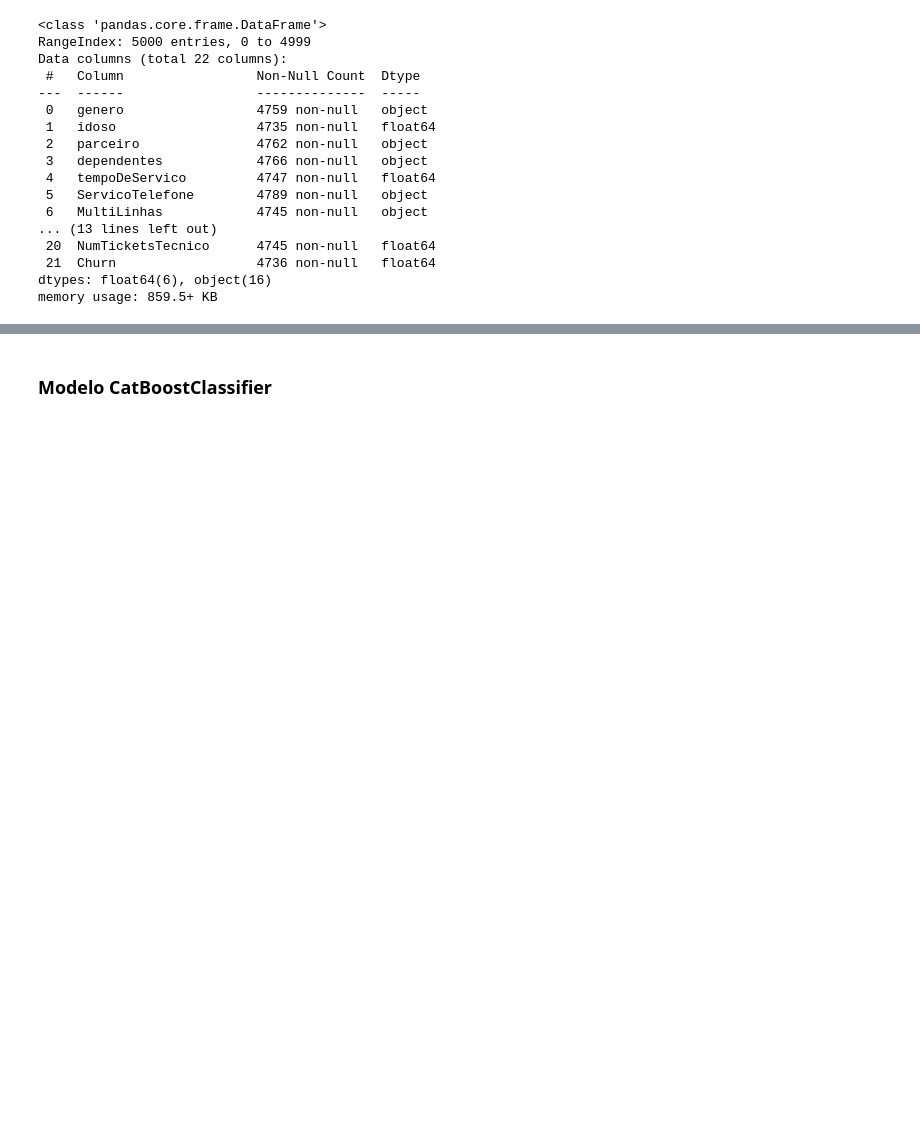
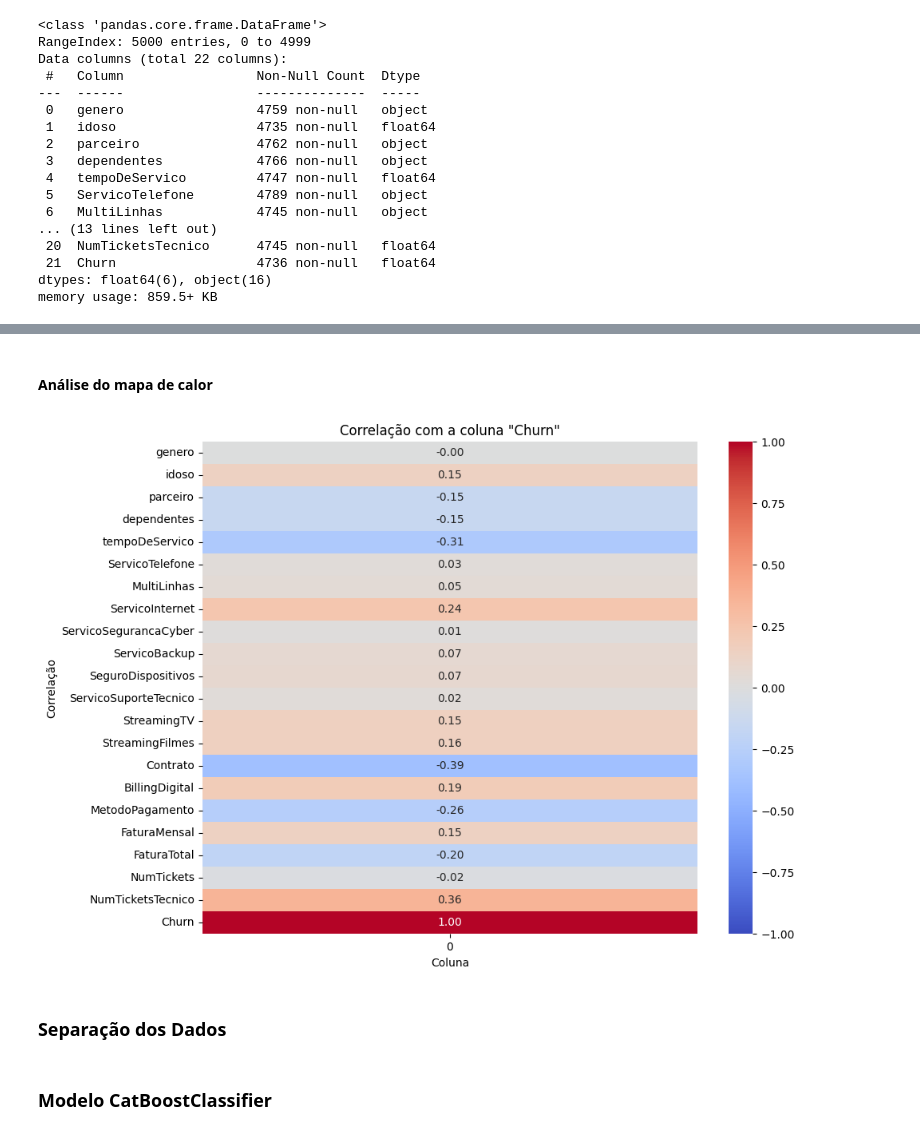
Before and after one commit to FelipeMMMendes/Machine-Learning-Churn-Project, a Jupyter notebook: model.ipynb, the cells around one changed output, grey strips where cells are left out. Saved outputs shown, nothing was run; the diff lists cells and outputs as text; code cells hidden in the pictures; blank space fills up the shorter version.

Commit message:
Implementado o tratamento parcial dos dados, falta ainda tratar os valores nulos.

```diff
--- a/model.ipynb
+++ b/model.ipynb
@@ -79,3 +192,23 @@ df.describe()
+# %% [markdown]
+#### Análise do mapa de calor
+# %%
+import seaborn as sns
+import matplotlib.pyplot as plt
+
+# Calcular as correlações da coluna de interesse com todas as outras colunas
+correlacoes_coluna_interesse = df.corrwith(df['Churn'])
+
+# Plotar o heatmap
+plt.figure(figsize=(10, 8))
+sns.heatmap(correlacoes_coluna_interesse.to_frame(), annot=True, cmap="coolwarm", fmt=".2f", vmin=-1, vmax=1)
+plt.title('Correlação com a coluna "Churn"')
+plt.xlabel('Coluna')
+plt.ylabel('Correlação')
+plt.show()
+# %% [output]
+[figure, added]
+# %% [markdown]
+### Separação dos Dados
 # %%
 #separação em variáveis alvo e auxiliares
 Y = df['Churn']
```
Also changed, not shown: parts of 19 cells of this notebook, 1 other file.
